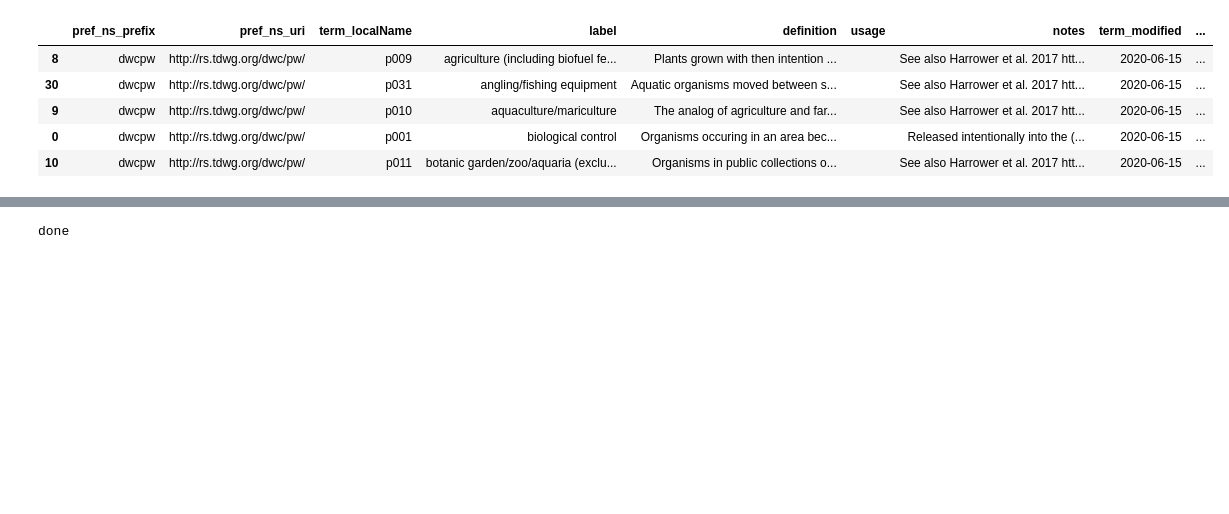
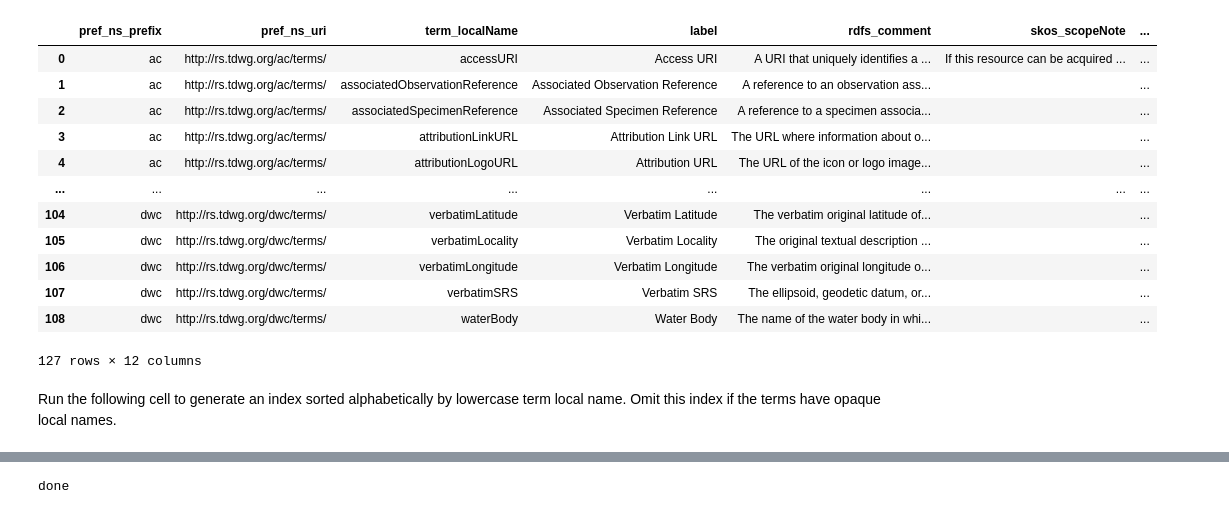
Before and after one commit to baskaufs/msc, a Jupyter notebook: dwc-cv/build-page.ipynb, the cells around one changed output, grey strips where cells are left out. Drawn from its saved outputs; the diff is of its cells as text; code cells hidden in the pictures; blank space fills up the shorter version.

```diff
--- a/dwc-cv/build-page.ipynb
+++ b/dwc-cv/build-page.ipynb
@@ -74,10 +80,13 @@ print(term_lists_info)
 # %%
 # Create column list
-column_list = ['pref_ns_prefix', 'pref_ns_uri', 'term_localName', 'label', 'definition', 'usage', 'notes', 'term_modified', 'term_deprecated', 'type']
+column_list = ['pref_ns_prefix', 'pref_ns_uri', 'term_localName', 'label', 'rdfs_comment', 'skos_scopeNote', 'dcterms_description', 'term_modified', 'term_deprecated', 'rdf_type']
+#column_list = ['pref_ns_prefix', 'pref_ns_uri', 'term_localName', 'label', 'definition', 'usage', 'notes', 'term_modified', 'term_deprecated', 'type']
 if vocab_type == 2:
     column_list += ['controlled_value_string']
 elif vocab_type == 3:
     column_list += ['controlled_value_string', 'skos_broader']
+if organized_in_categories:
+    column_list.append('tdwgutility_organizedInClass')
 column_list.append('version_iri')
 
 # Create list of lists metadata table
@@ -91,42 +100,54 @@ for term_list in term_lists_info:
     data_url = githubBaseUri + term_list['database'] + '/' + term_list['database'] + '.csv'
     frame = pd.read_csv(data_url, na_filter=False)
     for index,row in frame.iterrows():
-        row_list = [term_list['pref_ns_prefix'], term_list['pref_ns_uri'], row['term_localName'], row['label'], row['definition'], row['usage'], row['notes'], row['term_modified'], row['term_deprecated'], row['type']]
+        row_list = [term_list['pref_ns_prefix'], term_list['pref_ns_uri'], row['term_localName'], row['label'], row['rdfs_comment'], row['skos_scopeNote'], row['dcterms_description'], row['term_modified'], row['term_deprecated'], row['rdf_type']]
+        #row_list = [term_list['pref_ns_prefix'], term_list['pref_ns_uri'], row['term_localName'], row['label'], row['definition'], row['usage'], row['notes'], row['term_modified'], row['term_deprecated'], row['type']]
         if vocab_type == 2:
             row_list += [row['controlled_value_string']]
         elif vocab_type == 3:
             if row['skos_broader'] =='':
                 row_list += [row['controlled_value_string'], '']
             else:
                 row_list += [row['controlled_value_string'], term_list['pref_ns_prefix'] + ':' + row['skos_broader']]
+        if organized_in_categories:
+            row_list.append(row['tdwgutility_organizedInClass'])
 
         # Borrowed terms really don't have implemented versions. They may be lacking values for version_status.
         # In their case, their version IRI will be omitted.
         found = False
         for vindex, vrow in versions_df.iterrows():
             if vrow['term_localName']==row['term_localName'] and vrow['version_status']=='recommended':
                 found = True
                 version_iri = vrow['version']
                 # NOTE: the current hack for non-TDWG terms without a version is to append # to the end of the term IRI
                 if version_iri[len(version_iri)-1] == '#':
                     version_iri = ''
         if not found:
             version_iri = ''
         row_list.append(version_iri)
 
         table_list.append(row_list)
 
 # Turn list of lists into dataframe
 terms_df = pd.DataFrame(table_list, columns = column_list)
 
 terms_sorted_by_label = terms_df.sort_values(by='label')
 terms_sorted_by_localname = terms_df.sort_values(by='term_localName')
-terms_sorted_by_label.head()
+terms_sorted_by_label
 # %% [output]
-|  | pref_ns_prefix | pref_ns_uri | term_localName | label | definition | usage | notes | term_modified | ... |
-| 8 | dwcpw | http://rs.tdwg.org/dwc/pw/ | p009 | agriculture (including biofuel fe... | Plants grown with then intention ... |  | See also Harrower et al. 2017 htt... | 2020-06-15 | ... |
-| 30 | dwcpw | http://rs.tdwg.org/dwc/pw/ | p031 | angling/fishing equipment | Aquatic organisms moved between s... |  | See also Harrower et al. 2017 htt... | 2020-06-15 | ... |
-| 9 | dwcpw | http://rs.tdwg.org/dwc/pw/ | p010 | aquaculture/mariculture | The analog of agriculture and far... |  | See also Harrower et al. 2017 htt... | 2020-06-15 | ... |
-| 0 | dwcpw | http://rs.tdwg.org/dwc/pw/ | p001 | biological control | Organisms occuring in an area bec... |  | Released intentionally into the (... | 2020-06-15 | ... |
-| 10 | dwcpw | http://rs.tdwg.org/dwc/pw/ | p011 | botanic garden/zoo/aquaria (exclu... | Organisms in public collections o... |  | See also Harrower et al. 2017 htt... | 2020-06-15 | ... |
+|  | pref_ns_prefix | pref_ns_uri | term_localName | label | rdfs_comment | skos_scopeNote | ... |
+| 0 | ac | http://rs.tdwg.org/ac/terms/ | accessURI | Access URI | A URI that uniquely identifies a ... | If this resource can be acquired ... | ... |
+| 1 | ac | http://rs.tdwg.org/ac/terms/ | associatedObservationReference | Associated Observation Reference | A reference to an observation ass... |  | ... |
+| 2 | ac | http://rs.tdwg.org/ac/terms/ | associatedSpecimenReference | Associated Specimen Reference | A reference to a specimen associa... |  | ... |
+| 3 | ac | http://rs.tdwg.org/ac/terms/ | attributionLinkURL | Attribution Link URL | The URL where information about o... |  | ... |
+| 4 | ac | http://rs.tdwg.org/ac/terms/ | attributionLogoURL | Attribution URL | The URL of the icon or logo image... |  | ... |
+| ... | ... | ... | ... | ... | ... | ... | ... |
+| 104 | dwc | http://rs.tdwg.org/dwc/terms/ | verbatimLatitude | Verbatim Latitude | The verbatim original latitude of... |  | ... |
+| 105 | dwc | http://rs.tdwg.org/dwc/terms/ | verbatimLocality | Verbatim Locality | The original textual description ... |  | ... |
+| 106 | dwc | http://rs.tdwg.org/dwc/terms/ | verbatimLongitude | Verbatim Longitude | The verbatim original longitude o... |  | ... |
+| 107 | dwc | http://rs.tdwg.org/dwc/terms/ | verbatimSRS | Verbatim SRS | The ellipsoid, geodetic datum, or... |  | ... |
+| 108 | dwc | http://rs.tdwg.org/dwc/terms/ | waterBody | Water Body | The name of the water body in whi... |  | ... |
+127 rows × 12 columns
+# %% [markdown]
+Run the following cell to generate an index sorted alphabetically by lowercase term local name. Omit this index if the terms have opaque local names.
 # %%
```
Also changed, not shown: parts of 10 cells of this notebook, 1 other file.
